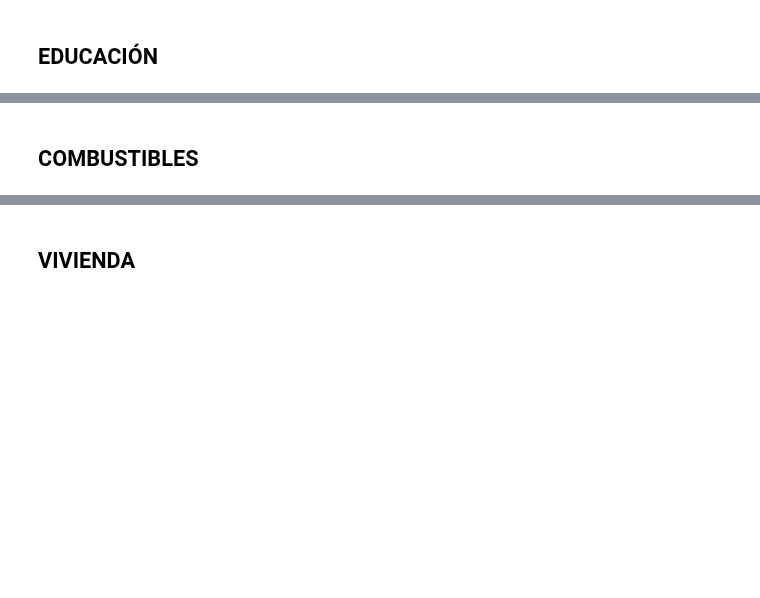
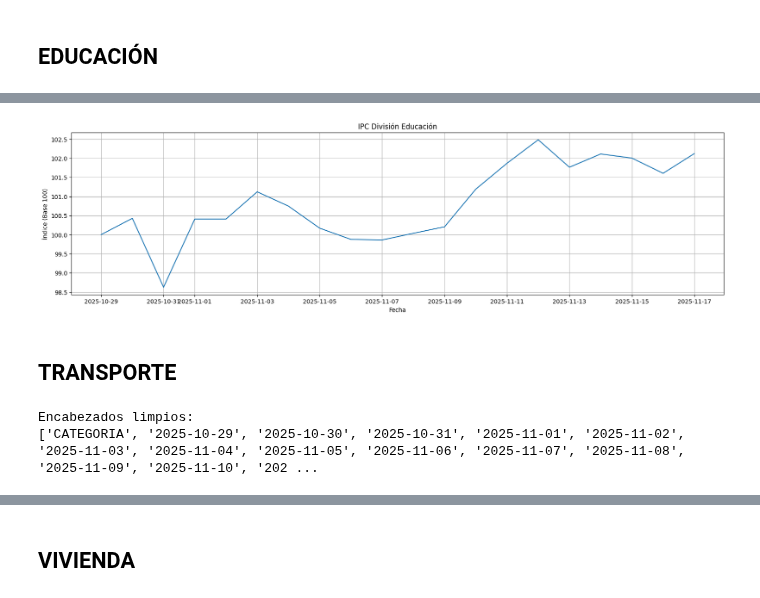
Before and after one commit to jhersoncueva/PEU_INEI_Proyecto_Integrador_IPC, a Jupyter notebook: ipc-webscraping/merge_base100.ipynb, the cells around one changed output, grey strips where cells are left out. Cells and saved outputs as stored; diff of their text form; code cells hidden in the pictures; blank space fills up the shorter version.

```diff
--- a/ipc-webscraping/merge_base100.ipynb
+++ b/ipc-webscraping/merge_base100.ipynb
@@ -138,0 +251,16 @@ w_educacion = 6   # Peso total oficial de la división educación
+# %%
+# NORMALIZACIÓN
+suma_original = sum(pesos_educacion)
+factor = w_educacion / suma_original
+pesos_norm = [p * factor for p in pesos_educacion]
+
+print("\nSuma original:", suma_original)
+print("Suma normalizada:", sum(pesos_norm))
+
+df_pesos = pd.DataFrame({
+    "CATEGORIA": categorias,
+    "PESO": pesos_educacion,
+    "PESO_NORMALIZADO": pesos_norm
+})
+
+display(df_pesos)
@@ -138,0 +274,21 @@ w_educacion = 6   # Peso total oficial de la división educación
+# %%
+cols_fechas = [c for c in df_ipc.columns if "2025" in c]
+
+w = np.array(pesos_norm)
+
+def geom_pond(x, w):
+    x = np.array(x)
+    return np.exp(np.sum(w * np.log(x)) / np.sum(w))
+
+ipc_educacion = {}
+
+for col in cols_fechas:
+    ipc_educacion[col] = geom_pond(df_ipc[col], w)
+
+# Serie final ordenada por fecha
+ipc_educacion = pd.Series(ipc_educacion)
+ipc_educacion.index = pd.to_datetime(ipc_educacion.index)
+ipc_educacion = ipc_educacion.sort_index()
+
+print("\nIPC de la División EDUCACIÓN:")
+display(ipc_educacion)
@@ -139,2 +314,12 @@ w_educacion = 6   # Peso total oficial de la división educación
+# %%
+plt.figure(figsize=(20, 5))
+plt.plot(ipc_educacion.index, ipc_educacion.values)
+plt.title("IPC División Educación")
+plt.xlabel("Fecha")
+plt.ylabel("Índice (Base 100)")
+plt.grid(True)
+plt.show()
+# %% [output]
+[figure, added]
 # %% [markdown]
-## COMBUSTIBLES
+## TRANSPORTE
@@ -140,0 +332,16 @@ w_educacion = 6   # Peso total oficial de la división educación
+# %%
+fecha_cols = []
+for c in df_ipc.columns:
+    if "2025" in c:
+        limpio = c.split(" ")[0]       # quita hora
+        fecha_cols.append(limpio)
+    else:
+        fecha_cols.append(c)
+
+df_ipc.columns = fecha_cols
+
+print("Encabezados limpios:")
+print(df_ipc.columns.tolist())
+# %% [output]
+Encabezados limpios:
+['CATEGORIA', '2025-10-29', '2025-10-30', '2025-10-31', '2025-11-01', '2025-11-02', '2025-11-03', '2025-11-04', '2025-11-05', '2025-11-06', '2025-11-07', '2025-11-08', '2025-11-09', '2025-11-10', '202 ...
```
Also changed, not shown: parts of 33 cells of this notebook, 4 other files.
